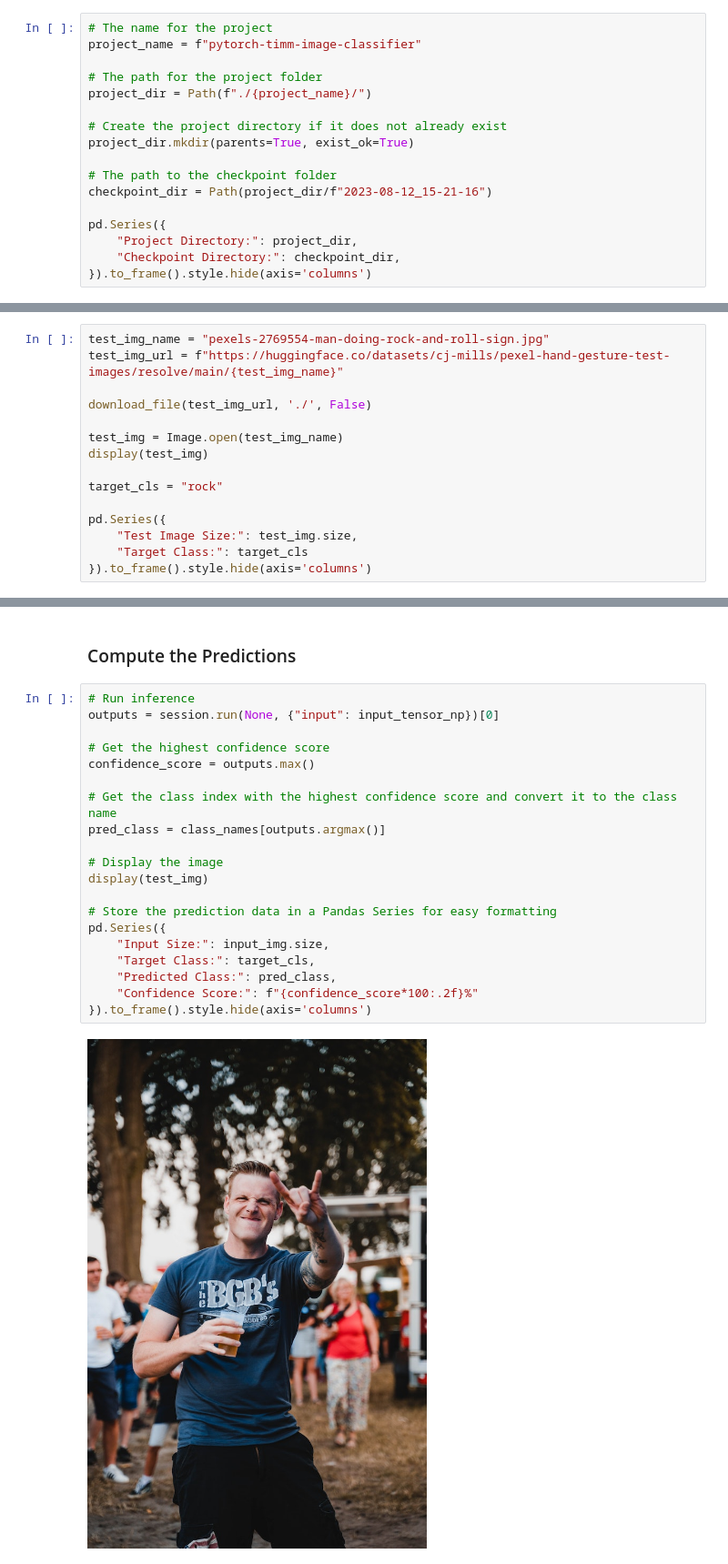
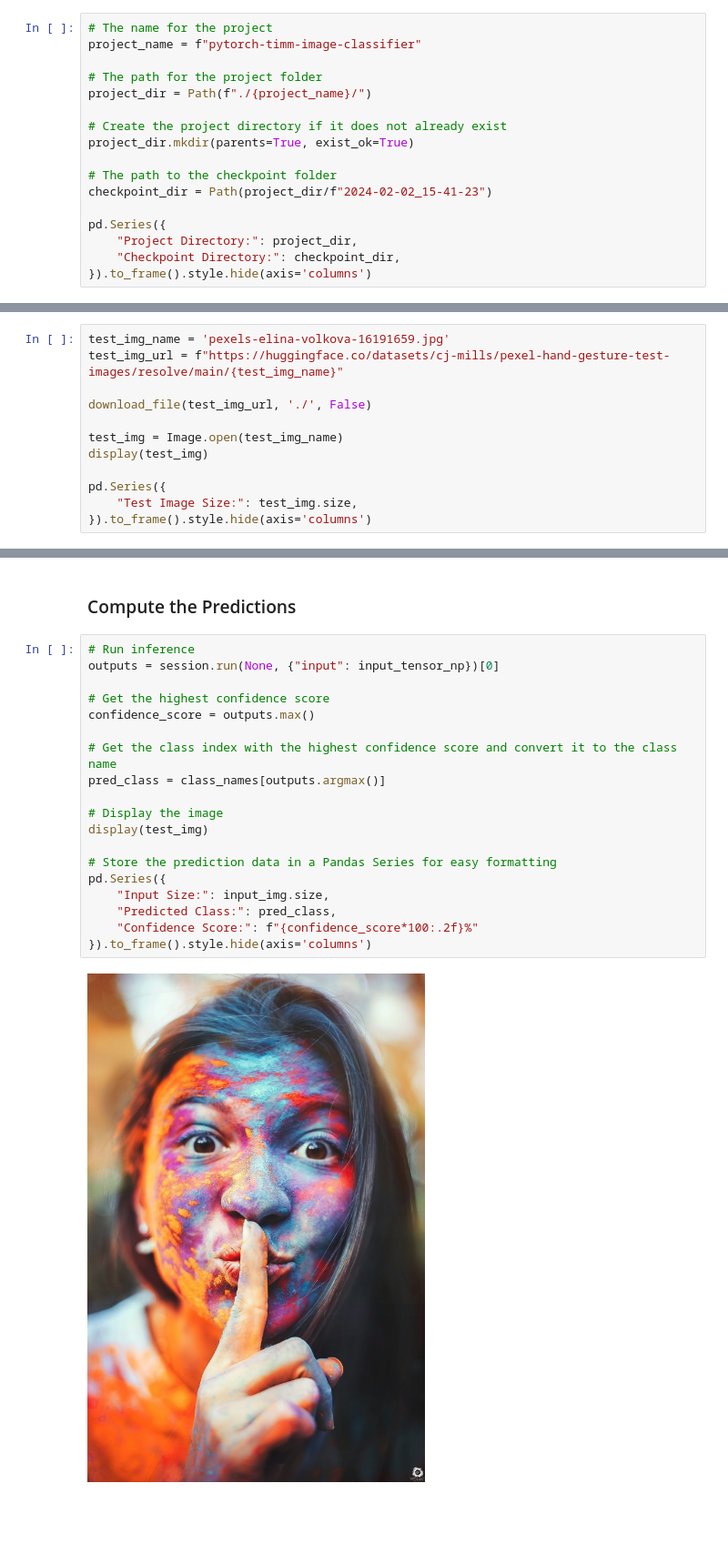
Before and after one commit to cj-mills/pytorch-timm-gesture-recognition-tutorial-code, a Jupyter notebook: notebooks/pytorch-timm-image-classifier-onnx-export.ipynb, the cells around one changed output, grey strips where cells are left out. Shown at 91% size. Cells and saved outputs as stored; diff of their text form; blank space fills up the shorter version.

```diff
--- a/notebooks/pytorch-timm-image-classifier-onnx-export.ipynb
+++ b/notebooks/pytorch-timm-image-classifier-onnx-export.ipynb
@@ -60,7 +60,7 @@ project_dir = Path(f"./{project_name}/")
 project_dir.mkdir(parents=True, exist_ok=True)
 
 # The path to the checkpoint folder
-checkpoint_dir = Path(project_dir/f"2023-08-12_15-21-16")
+checkpoint_dir = Path(project_dir/f"2024-02-02_15-41-23")
 
 pd.Series({
     "Project Directory:": project_dir,
@@ -249,7 +230,7 @@ session = ort.InferenceSession(onnx_file_path, providers=['CPUExecutionProvider'
 # %% [markdown]
 ### Select a Test Image
 # %%
-test_img_name = "pexels-2769554-man-doing-rock-and-roll-sign.jpg"
+test_img_name = 'pexels-elina-volkova-16191659.jpg'
 test_img_url = f"https://huggingface.co/datasets/cj-mills/pexel-hand-gesture-test-images/resolve/main/{test_img_name}"
 
 download_file(test_img_url, './', False)
@@ -257,10 +238,7 @@ download_file(test_img_url, './', False)
 test_img = Image.open(test_img_name)
 display(test_img)
 
-target_cls = "rock"
-
 pd.Series({
     "Test Image Size:": test_img.size,
-    "Target Class:": target_cls
 }).to_frame().style.hide(axis='columns')
 # %% [output]
@@ -295,23 +272,22 @@ input_tensor_np = np.array(input_img, dtype=np.float32).transpose((2, 0, 1))[Non
 # %%
 # Run inference
 outputs = session.run(None, {"input": input_tensor_np})[0]
 
 # Get the highest confidence score
 confidence_score = outputs.max()
 
 # Get the class index with the highest confidence score and convert it to the class name
 pred_class = class_names[outputs.argmax()]
 
 # Display the image
 display(test_img)
 
 # Store the prediction data in a Pandas Series for easy formatting
 pd.Series({
     "Input Size:": input_img.size,
-    "Target Class:": target_cls,
     "Predicted Class:": pred_class,
     "Confidence Score:": f"{confidence_score*100:.2f}%"
 }).to_frame().style.hide(axis='columns')
 # %% [output]
-[figure, old version]
+[figure, new version]
 | Input Size: | (288, 416) |
```
Also changed, not shown: parts of 8 cells of this notebook, 8 other files.
